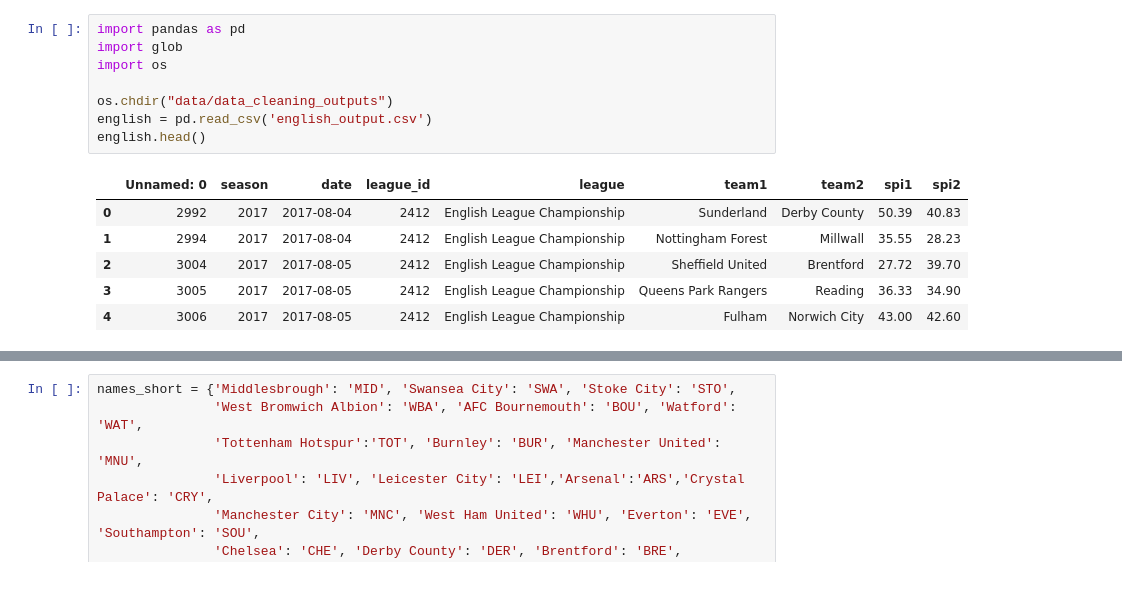
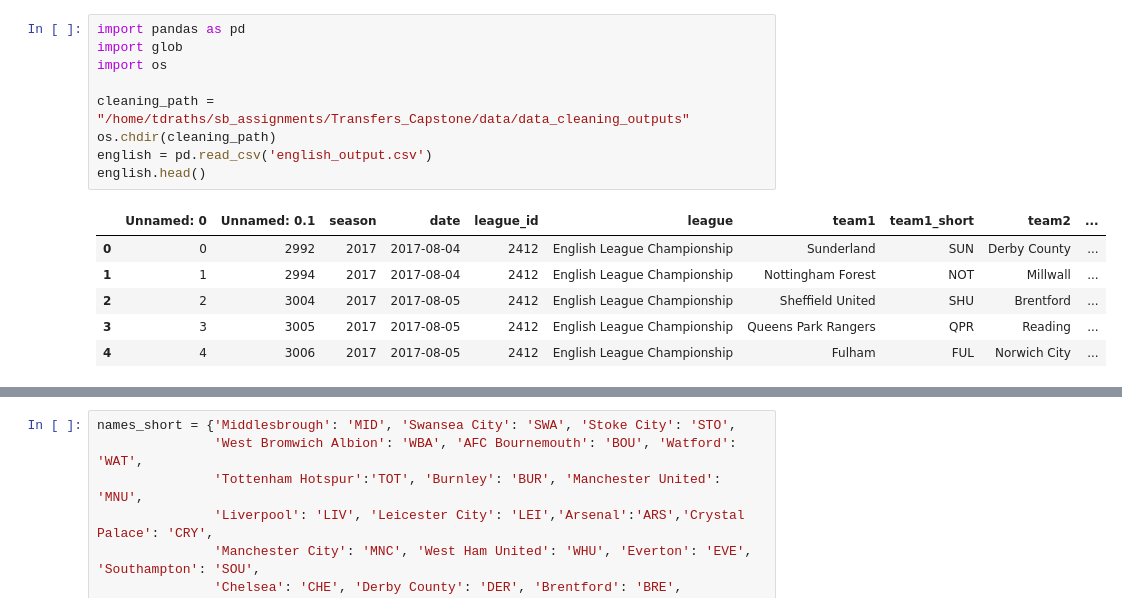
Before and after one commit to tdraths/transfers_capstone, a Jupyter notebook: notebooks/club_names_notebook.ipynb, the cells around one changed output, grey strips where cells are left out. Cells and saved outputs as stored; diff of their text form.

```diff
--- a/notebooks/club_names_notebook.ipynb
+++ b/notebooks/club_names_notebook.ipynb
@@ -1,18 +1,19 @@
 # %%
 import pandas as pd
 import glob
 import os
 
-os.chdir("data/data_cleaning_outputs")
+cleaning_path = "/home/tdraths/sb_assignments/Transfers_Capstone/data/data_cleaning_outputs"
+os.chdir(cleaning_path)
 english = pd.read_csv('english_output.csv')
 english.head()
 # %% [output]
-|  | Unnamed: 0 | season | date | league_id | league | team1 | team2 | spi1 | spi2 |
-| 0 | 2992 | 2017 | 2017-08-04 | 2412 | English League Championship | Sunderland | Derby County | 50.39 | 40.83 |
-| 1 | 2994 | 2017 | 2017-08-04 | 2412 | English League Championship | Nottingham Forest | Millwall | 35.55 | 28.23 |
-| 2 | 3004 | 2017 | 2017-08-05 | 2412 | English League Championship | Sheffield United | Brentford | 27.72 | 39.70 |
-| 3 | 3005 | 2017 | 2017-08-05 | 2412 | English League Championship | Queens Park Rangers | Reading | 36.33 | 34.90 |
-| 4 | 3006 | 2017 | 2017-08-05 | 2412 | English League Championship | Fulham | Norwich City | 43.00 | 42.60 |
+|  | Unnamed: 0 | Unnamed: 0.1 | season | date | league_id | league | team1 | team1_short | team2 | ... |
+| 0 | 0 | 2992 | 2017 | 2017-08-04 | 2412 | English League Championship | Sunderland | SUN | Derby County | ... |
+| 1 | 1 | 2994 | 2017 | 2017-08-04 | 2412 | English League Championship | Nottingham Forest | NOT | Millwall | ... |
+| 2 | 2 | 3004 | 2017 | 2017-08-05 | 2412 | English League Championship | Sheffield United | SHU | Brentford | ... |
+| 3 | 3 | 3005 | 2017 | 2017-08-05 | 2412 | English League Championship | Queens Park Rangers | QPR | Reading | ... |
+| 4 | 4 | 3006 | 2017 | 2017-08-05 | 2412 | English League Championship | Fulham | FUL | Norwich City | ... |
 # %%
 english.team1.value_counts()
 # %% [output]
```
Also changed, not shown: parts of 11 cells of this notebook, 1 other file.
